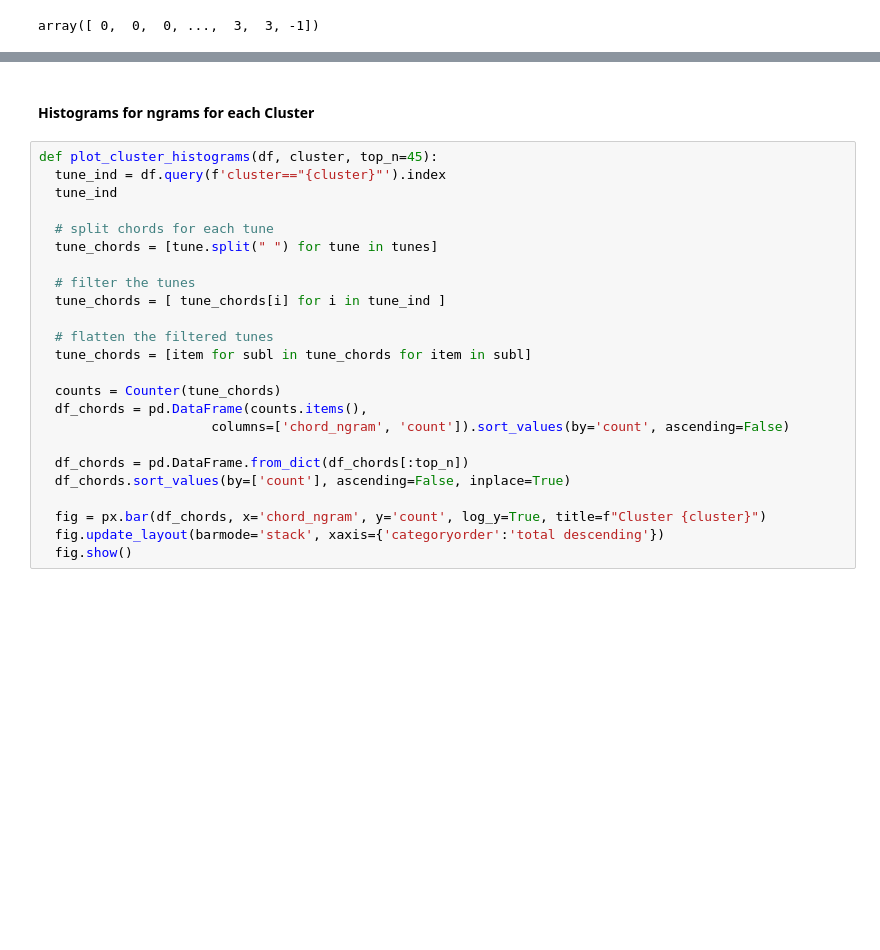
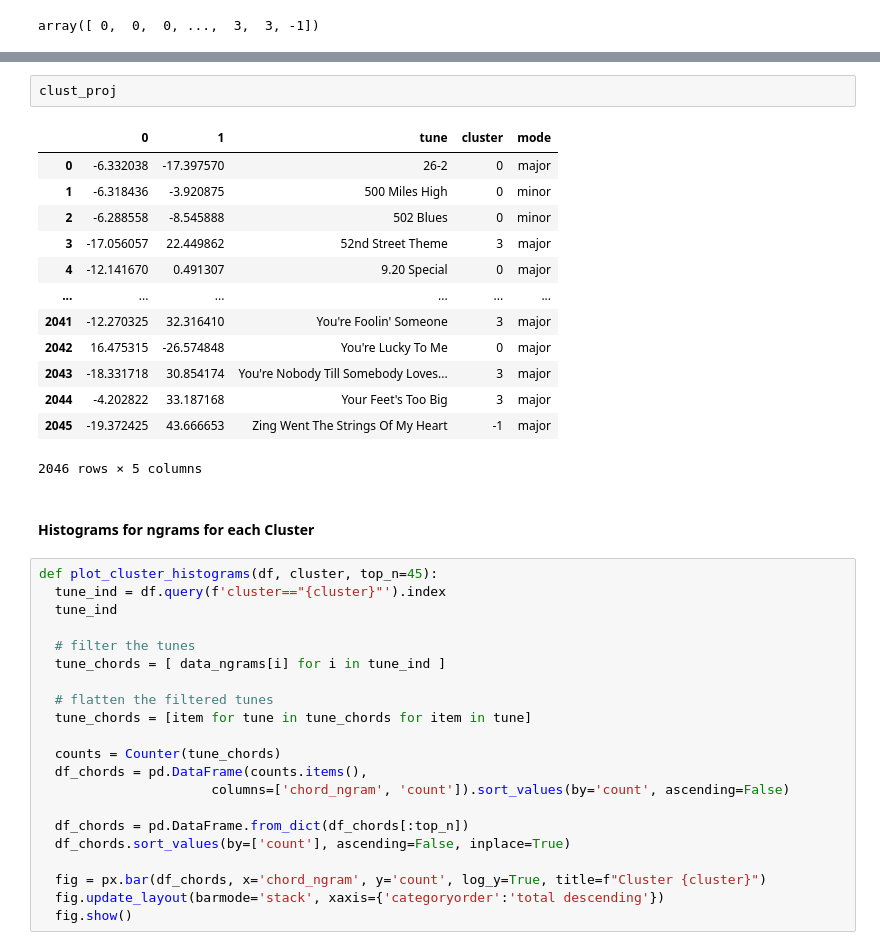
Before and after one commit to 11doris/jazz-tunes-similarity, a Jupyter notebook: embeddings.ipynb, the cells around one changed output, grey strips where cells are left out. Drawn from its saved outputs; the diff is of its cells as text; blank space fills up the shorter version.

Commit message:
Plot histograms of tsne clusters.

```diff
--- a/embeddings.ipynb
+++ b/embeddings.ipynb
@@ -406,6 +406,22 @@ fig.update_traces(textfont_size=8, selector=dict(type='scatter'))
 fig.show()
 # %% [output]
 [interactive output not drawn]
+# %%
+clust_proj
+# %% [output]
+|  | 0 | 1 | tune | cluster | mode |
+| 0 | -6.332038 | -17.397570 | 26-2 | 0 | major |
+| 1 | -6.318436 | -3.920875 | 500 Miles High | 0 | minor |
+| 2 | -6.288558 | -8.545888 | 502 Blues | 0 | minor |
+| 3 | -17.056057 | 22.449862 | 52nd Street Theme | 3 | major |
+| 4 | -12.141670 | 0.491307 | 9.20 Special | 0 | major |
+| ... | ... | ... | ... | ... | ... |
+| 2041 | -12.270325 | 32.316410 | You're Foolin' Someone | 3 | major |
+| 2042 | 16.475315 | -26.574848 | You're Lucky To Me | 0 | major |
+| 2043 | -18.331718 | 30.854174 | You're Nobody Till Somebody Loves... | 3 | major |
+| 2044 | -4.202822 | 33.187168 | Your Feet's Too Big | 3 | major |
+| 2045 | -19.372425 | 43.666653 | Zing Went The Strings Of My Heart | -1 | major |
+2046 rows × 5 columns
 # %% [markdown]
 #### Histograms for ngrams for each Cluster
 # %%
@@ -413,14 +429,11 @@ def plot_cluster_histograms(df, cluster, top_n=45):
   tune_ind = df.query(f'cluster=="{cluster}"').index
   tune_ind
 
-  # split chords for each tune
-  tune_chords = [tune.split(" ") for tune in tunes]
-
   # filter the tunes
-  tune_chords = [ tune_chords[i] for i in tune_ind ]
+  tune_chords = [ data_ngrams[i] for i in tune_ind ]
 
   # flatten the filtered tunes
-  tune_chords = [item for subl in tune_chords for item in subl]
+  tune_chords = [item for tune in tune_chords for item in tune]
 
   counts = Counter(tune_chords)
   df_chords = pd.DataFrame(counts.items(),
```
Also changed, not shown: parts of 5 cells of this notebook.
